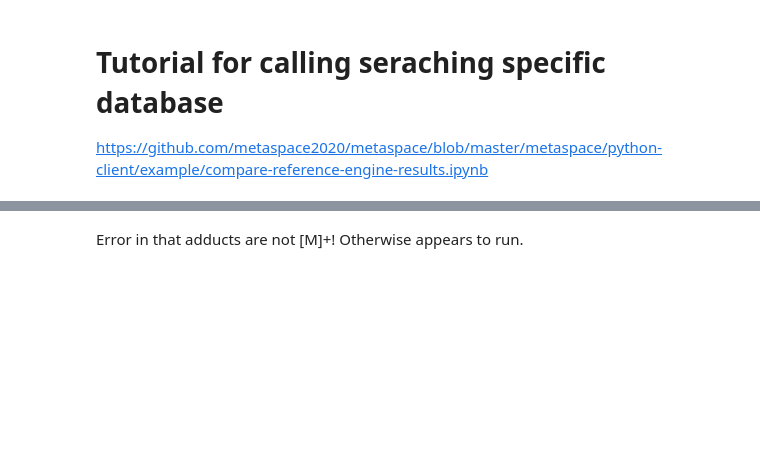
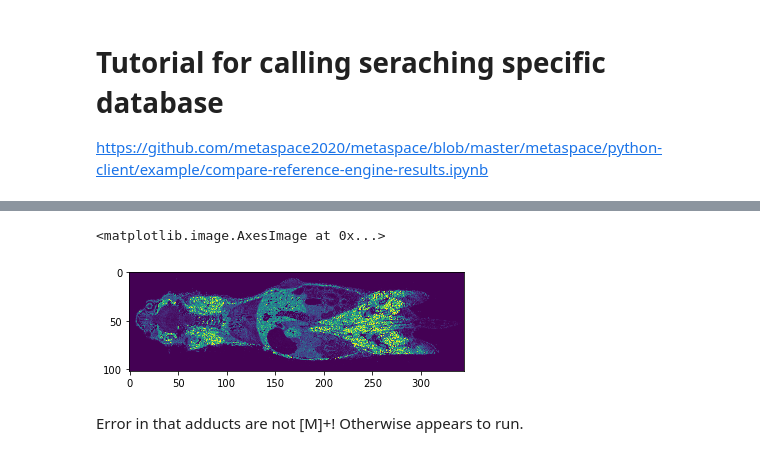
Before and after one commit to DinosaurInSpace/MS2_fragments_in_imaging_MS, a Jupyter notebook: export_ion_images.ipynb, the cells around one changed output, grey strips where cells are left out. Cells and saved outputs as stored; diff of their text form; code cells hidden in the pictures; blank space fills up the shorter version.

```diff
--- a/export_ion_images.ipynb
+++ b/export_ion_images.ipynb
@@ -81,0 +117,5 @@ Name: adduct, dtype: int64
+# %%
+def metaspace_hotspot_removal(img):
+  awkwardness = np.max(img) / 255 # METASPACE holdover from 8-bit
+  hot_thresold = np.percentile(img[img >= awkwardness], 99) or 1
+  return np.clip(img, 0, hot_thresold) / hot_thresold
@@ -82,3 +127,8 @@ Name: adduct, dtype: int64
+# %%
+plt.imshow(metaspace_hotspot_removal(x[0]._images[0]))
+# %% [output]
+<matplotlib.image.AxesImage at 0x...>
+[figure, added]
 # %% [markdown]
 Error in that adducts are not [M]+!
 Otherwise appears to run.
```
Also changed, not shown: parts of 13 cells of this notebook, 5 other files.
